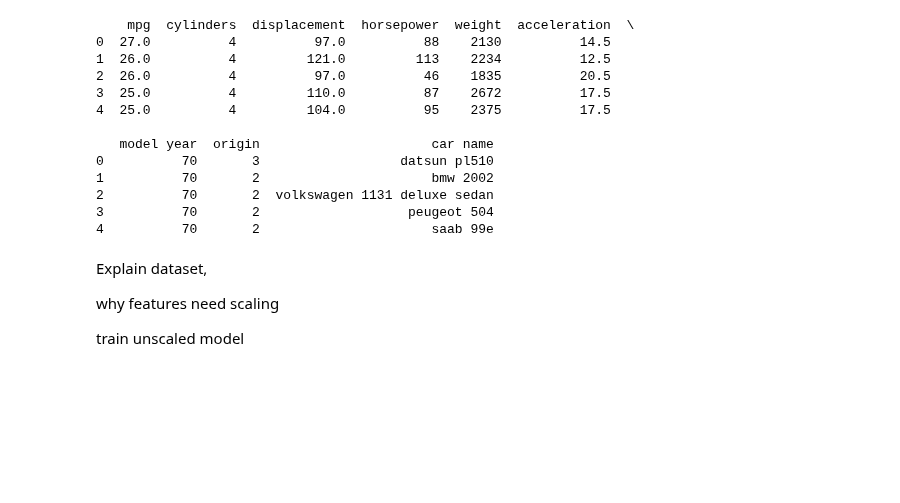
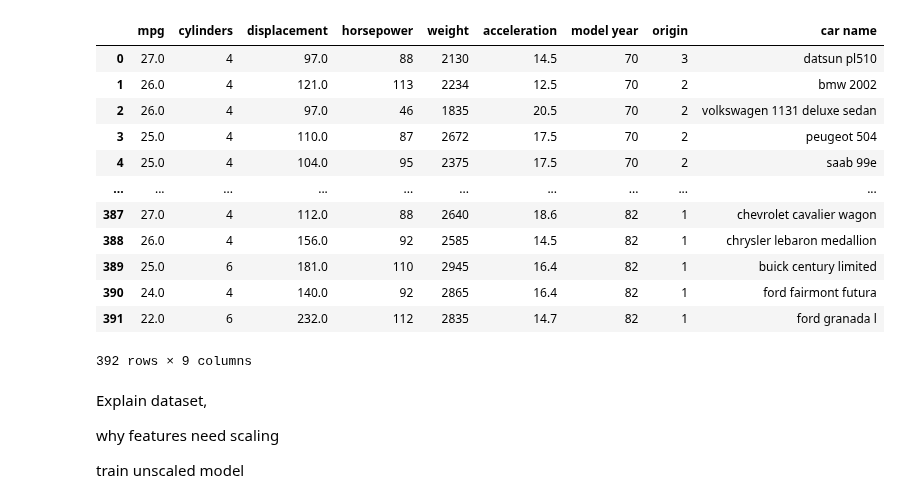
Before and after one commit to MicrosoftDocs/mslearn-introduction-to-machine-learning, a Jupyter notebook: 1b - unit 07.ipynb, the cells around one changed output. Drawn from its saved outputs; the diff is of its cells as text; code cells hidden in the pictures; blank space fills up the shorter version.

```diff
--- a/1b - unit 07.ipynb
+++ b/1b - unit 07.ipynb
@@ -23,36 +15,36 @@ https://howtolearnmachinelearning.com/articles/feature_scaling_machine_learning/
 # %%
 # Import everything we will need for this unit
 import pandas as pd
 import numpy as np
 import operator
 import matplotlib.pyplot as plt
 import matplotlib.patches as mpatches
 
 from sklearn.linear_model import LinearRegression
 from sklearn.model_selection import train_test_split
 from sklearn.metrics import mean_squared_error, r2_score
 from sklearn.preprocessing import StandardScaler
 # from sklearn.pipeline import make_pipeline
 
 # Load data from our dataset file into a pandas dataframe
 dataset = pd.read_csv('Data/auto-mpg-cleaned.csv')
 
 # Check what's in the dataset
-print(dataset.head())
+dataset
 # %% [output]
+|  | mpg | cylinders | displacement | horsepower | weight | acceleration | model year | origin | car name |
+| 0 | 27.0 | 4 | 97.0 | 88 | 2130 | 14.5 | 70 | 3 | datsun pl510 |
+| 1 | 26.0 | 4 | 121.0 | 113 | 2234 | 12.5 | 70 | 2 | bmw 2002 |
+| 2 | 26.0 | 4 | 97.0 | 46 | 1835 | 20.5 | 70 | 2 | volkswagen 1131 deluxe sedan |
+| 3 | 25.0 | 4 | 110.0 | 87 | 2672 | 17.5 | 70 | 2 | peugeot 504 |
+| 4 | 25.0 | 4 | 104.0 | 95 | 2375 | 17.5 | 70 | 2 | saab 99e |
+| ... | ... | ... | ... | ... | ... | ... | ... | ... | ... |
+| 387 | 27.0 | 4 | 112.0 | 88 | 2640 | 18.6 | 82 | 1 | chevrolet cavalier wagon |
+| 388 | 26.0 | 4 | 156.0 | 92 | 2585 | 14.5 | 82 | 1 | chrysler lebaron medallion |
+| 389 | 25.0 | 6 | 181.0 | 110 | 2945 | 16.4 | 82 | 1 | buick century limited |
+| 390 | 24.0 | 4 | 140.0 | 92 | 2865 | 16.4 | 82 | 1 | ford fairmont futura |
+| 391 | 22.0 | 6 | 232.0 | 112 | 2835 | 14.7 | 82 | 1 | ford granada l |
-    mpg  cylinders  displacement  horsepower  weight  acceleration  \
-0  27.0          4          97.0          88    2130          14.5
-1  26.0          4         121.0         113    2234          12.5
-2  26.0          4          97.0          46    1835          20.5
-3  25.0          4         110.0          87    2672          17.5
-4  25.0          4         104.0          95    2375          17.5
-
-   model year  origin                      car name
-0          70       3                  datsun pl510
-1          70       2                      bmw 2002
-2          70       2  volkswagen 1131 deluxe sedan
-3          70       2                   peugeot 504
-4          70       2                      saab 99e
+392 rows × 9 columns
 # %% [markdown]
 Explain dataset,
 
```
Also changed, not shown: parts of 13 cells of this notebook, 1 other file.
